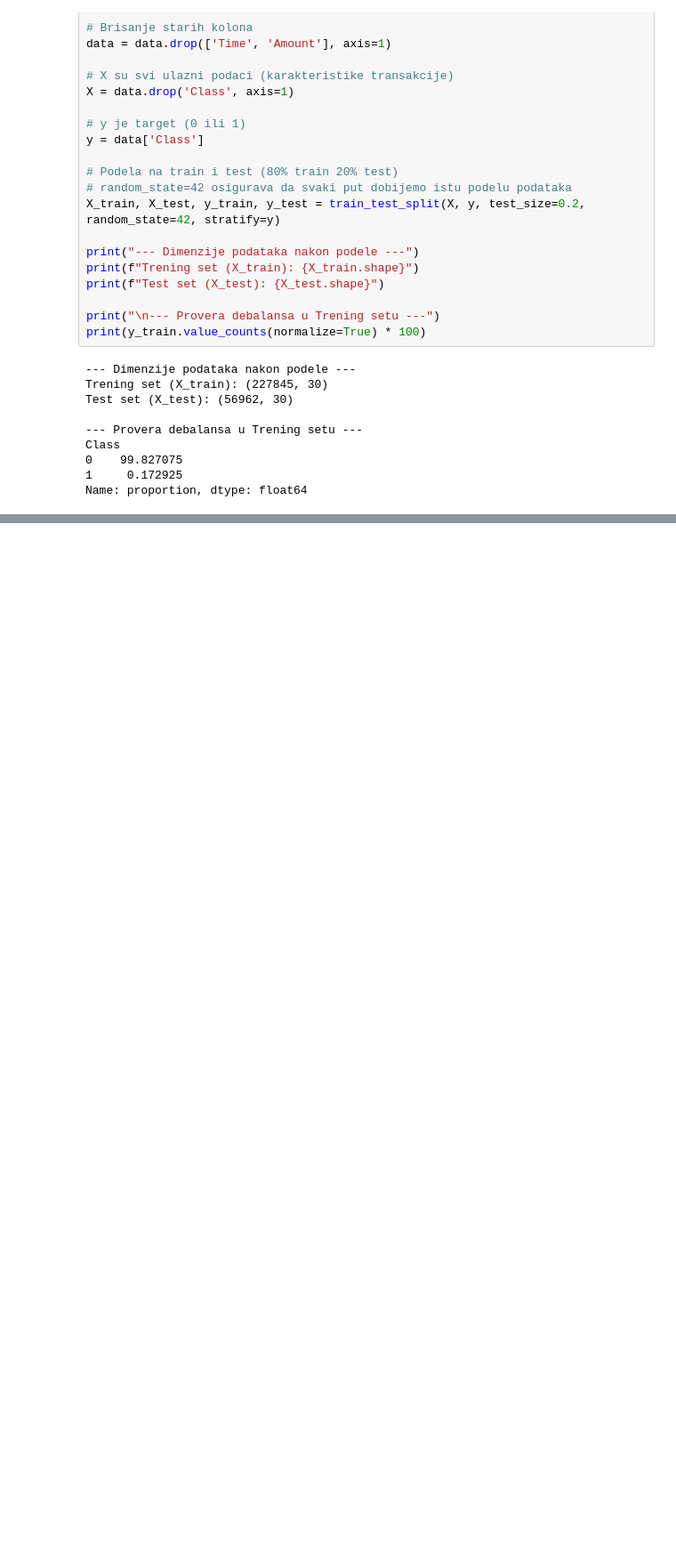
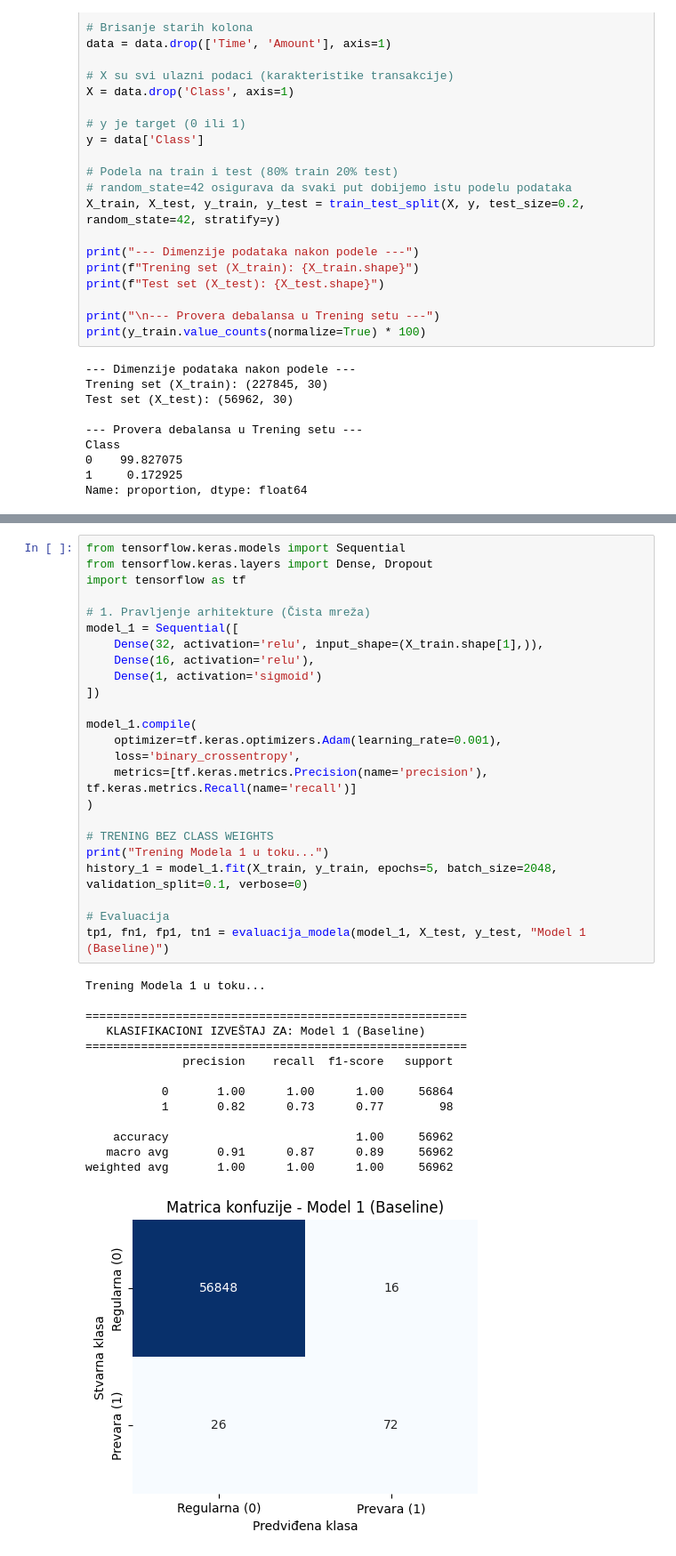
Before and after one commit to luxon7/credit-card-fraud-detection-projekat, a Jupyter notebook: Projekat_Duboko_Ucenje.ipynb, the cells around one changed output, grey strips where cells are left out. Shown at 89% size. Cells and saved outputs as stored; diff of their text form; blank space fills up the shorter version.

```diff
--- a/Projekat_Duboko_Ucenje.ipynb
+++ b/Projekat_Duboko_Ucenje.ipynb
@@ -263,0 +148,39 @@ Prevara, a model ih uspešno ulovio (True Positives): 89
+# %%
+from tensorflow.keras.models import Sequential
+from tensorflow.keras.layers import Dense, Dropout
+import tensorflow as tf
+
+# 1. Pravljenje arhitekture (Čista mreža)
+model_1 = Sequential([
+    Dense(32, activation='relu', input_shape=(X_train.shape[1],)),
+    Dense(16, activation='relu'),
+    Dense(1, activation='sigmoid')
+])
+
+model_1.compile(
+    optimizer=tf.keras.optimizers.Adam(learning_rate=0.001),
+    loss='binary_crossentropy',
+    metrics=[tf.keras.metrics.Precision(name='precision'), tf.keras.metrics.Recall(name='recall')]
+)
+
+# TRENING BEZ CLASS WEIGHTS
+print("Trening Modela 1 u toku...")
+history_1 = model_1.fit(X_train, y_train, epochs=5, batch_size=2048, validation_split=0.1, verbose=0)
+
+# Evaluacija
+tp1, fn1, fp1, tn1 = evaluacija_modela(model_1, X_test, y_test, "Model 1 (Baseline)")
+# %% [output]
+Trening Modela 1 u toku...
+
+=======================================================
+   KLASIFIKACIONI IZVEŠTAJ ZA: Model 1 (Baseline)
+=======================================================
+              precision    recall  f1-score   support
+
+           0       1.00      1.00      1.00     56864
+           1       0.82      0.73      0.77        98
+
+    accuracy                           1.00     56962
+   macro avg       0.91      0.87      0.89     56962
+weighted avg       1.00      1.00      1.00     56962
+[figure, added]
```
Also changed, not shown: parts of 6 cells of this notebook.
